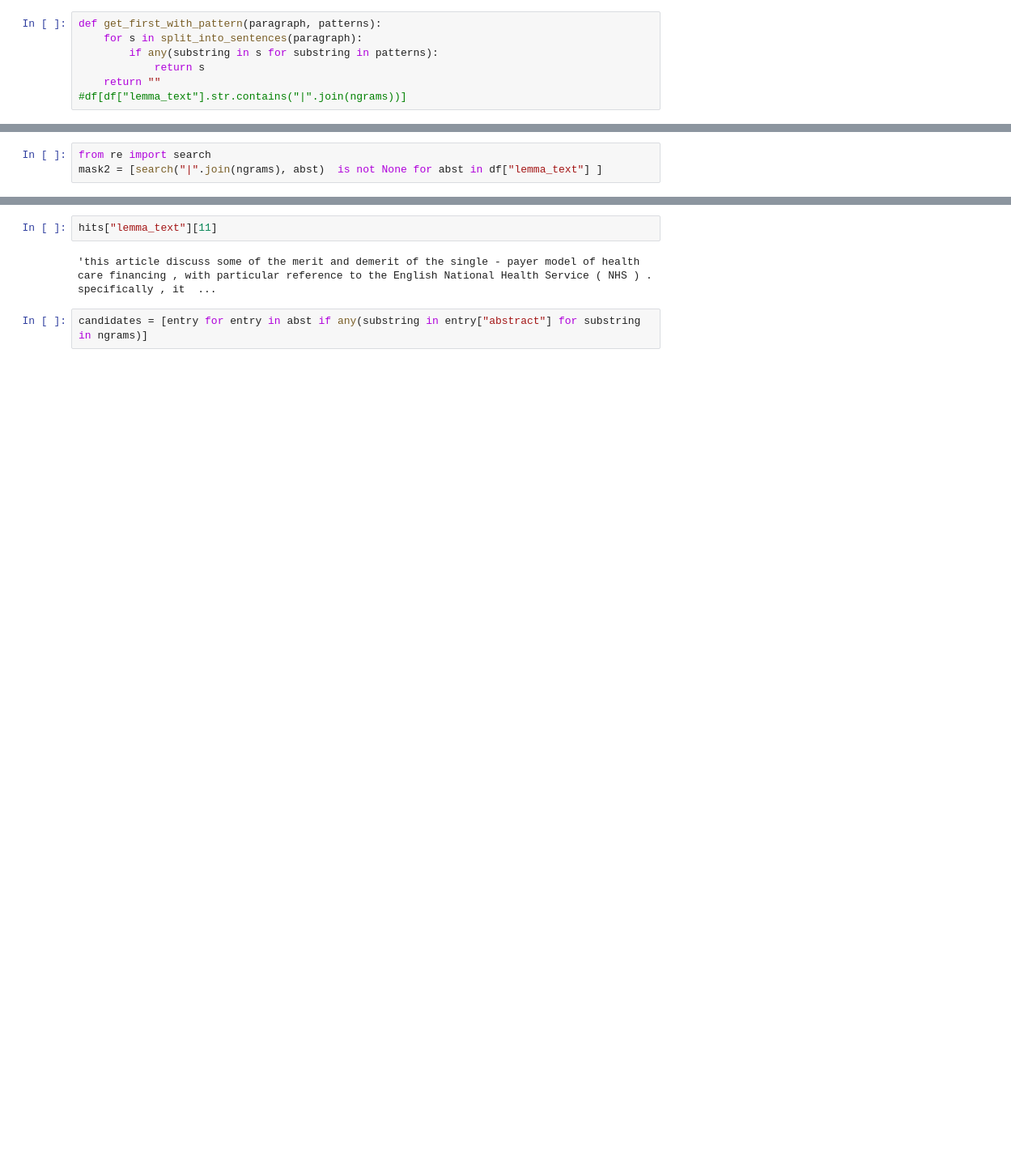
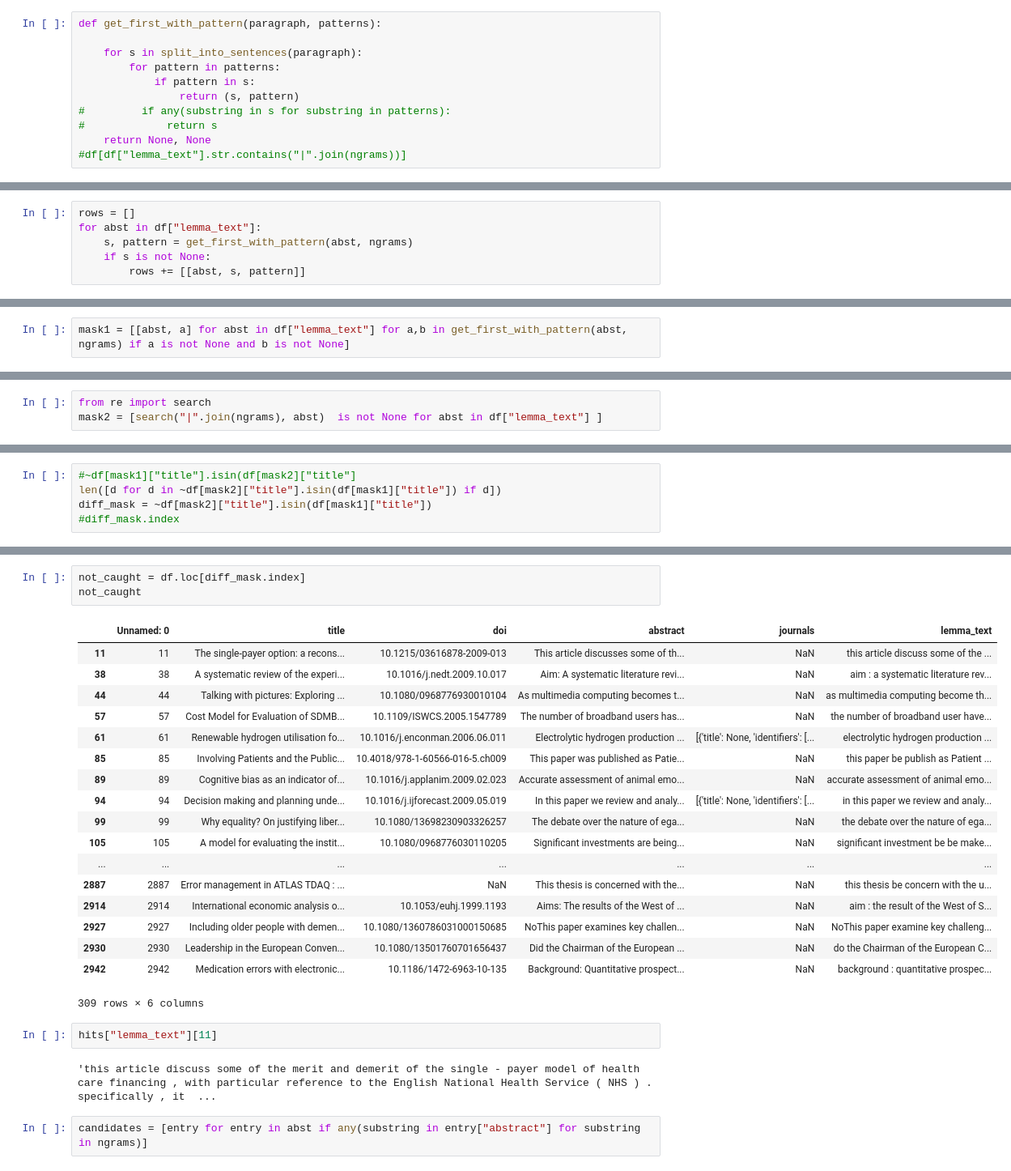
Before and after one commit to ScienceOctopus/octoflow, a Jupyter notebook: 99_pattern_CORE.ipynb, the cells around one changed output, grey strips where cells are left out. Shown at 81% size. Cells and saved outputs as stored; diff of their text form; blank space fills up the shorter version.

Commit message:
pattern comparison

```diff
--- a/99_pattern_CORE.ipynb
+++ b/99_pattern_CORE.ipynb
@@ -82,8 +92,12 @@ def find_sentence_in_abstract(paragraph, bias=0):
     return get(p_sents, i)
 # %%
 def get_first_with_pattern(paragraph, patterns):
+
     for s in split_into_sentences(paragraph):
-        if any(substring in s for substring in patterns):
-            return s
-    return ""
+        for pattern in patterns:
+            if pattern in s:
+                return (s, pattern)
+#         if any(substring in s for substring in patterns):
+#             return s
+    return None, None
 #df[df["lemma_text"].str.contains("|".join(ngrams))]
@@ -91,0 +106,6 @@ mask1 = [get_first_with_pattern(abst, ngrams) != "" for abst in df["lemma_text"]
+# %%
+rows = []
+for abst in df["lemma_text"]:
+    s, pattern = get_first_with_pattern(abst, ngrams)
+    if s is not None:
+        rows += [[abst, s, pattern]]
@@ -91,0 +115,2 @@ mask1 = [get_first_with_pattern(abst, ngrams) != "" for abst in df["lemma_text"]
+# %%
+mask1 = [[abst, a] for abst in df["lemma_text"] for a,b in get_first_with_pattern(abst, ngrams) if a is not None and b is not None]
@@ -113,0 +142,5 @@ lemmatize("Ph.D")
+# %%
+#~df[mask1]["title"].isin(df[mask2]["title"]
+len([d for d in ~df[mask2]["title"].isin(df[mask1]["title"]) if d])
+diff_mask = ~df[mask2]["title"].isin(df[mask1]["title"])
+#diff_mask.index
@@ -114,3 +168,25 @@ lemmatize("Ph.D")
+# %%
+not_caught = df.loc[diff_mask.index]
+not_caught
+# %% [output]
+|  | Unnamed: 0 | title | doi | abstract | journals | lemma_text |
+| 11 | 11 | The single-payer option: a recons... | 10.1215/03616878-2009-013 | This article discusses some of th... | NaN | this article discuss some of the ... |
+| 38 | 38 | A systematic review of the experi... | 10.1016/j.nedt.2009.10.017 | Aim: A systematic literature revi... | NaN | aim : a systematic literature rev... |
+| 44 | 44 | Talking with pictures: Exploring ... | 10.1080/0968776930010104 | As multimedia computing becomes t... | NaN | as multimedia computing become th... |
+| 57 | 57 | Cost Model for Evaluation of SDMB... | 10.1109/ISWCS.2005.1547789 | The number of broadband users has... | NaN | the number of broadband user have... |
+| 61 | 61 | Renewable hydrogen utilisation fo... | 10.1016/j.enconman.2006.06.011 | Electrolytic hydrogen production ... | [{'title': None, 'identifiers': [... | electrolytic hydrogen production ... |
+| 85 | 85 | Involving Patients and the Public... | 10.4018/978-1-60566-016-5.ch009 | This paper was published as Patie... | NaN | this paper be publish as Patient ... |
+| 89 | 89 | Cognitive bias as an indicator of... | 10.1016/j.applanim.2009.02.023 | Accurate assessment of animal emo... | NaN | accurate assessment of animal emo... |
+| 94 | 94 | Decision making and planning unde... | 10.1016/j.ijforecast.2009.05.019 | In this paper we review and analy... | [{'title': None, 'identifiers': [... | in this paper we review and analy... |
+| 99 | 99 | Why equality? On justifying liber... | 10.1080/13698230903326257 | The debate over the nature of ega... | NaN | the debate over the nature of ega... |
+| 105 | 105 | A model for evaluating the instit... | 10.1080/0968776030110205 | Significant investments are being... | NaN | significant investment be be make... |
+| ... | ... | ... | ... | ... | ... | ... |
+| 2887 | 2887 | Error management in ATLAS TDAQ : ... | NaN | This thesis is concerned with the... | NaN | this thesis be concern with the u... |
+| 2914 | 2914 | International economic analysis o... | 10.1053/euhj.1999.1193 | Aims: The results of the West of ... | NaN | aim : the result of the West of S... |
+| 2927 | 2927 | Including older people with demen... | 10.1080/1360786031000150685 | NoThis paper examines key challen... | NaN | NoThis paper examine key challeng... |
+| 2930 | 2930 | Leadership in the European Conven... | 10.1080/13501760701656437 | Did the Chairman of the European ... | NaN | do the Chairman of the European C... |
+| 2942 | 2942 | Medication errors with electronic... | 10.1186/1472-6963-10-135 | Background: Quantitative prospect... | NaN | background : quantitative prospec... |
+309 rows × 6 columns
 # %%
 hits["lemma_text"][11]
 # %% [output]
```
Also changed, not shown: parts of 23 cells of this notebook, 6 other files.
